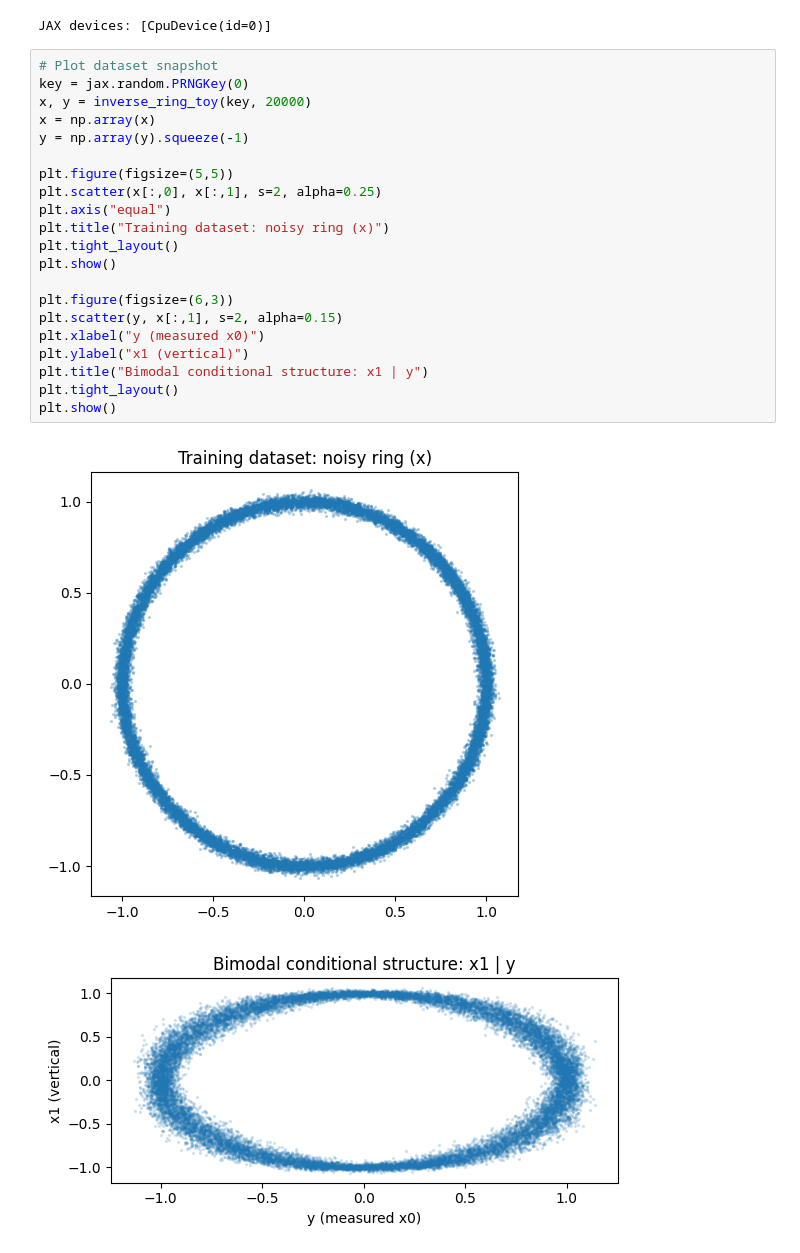
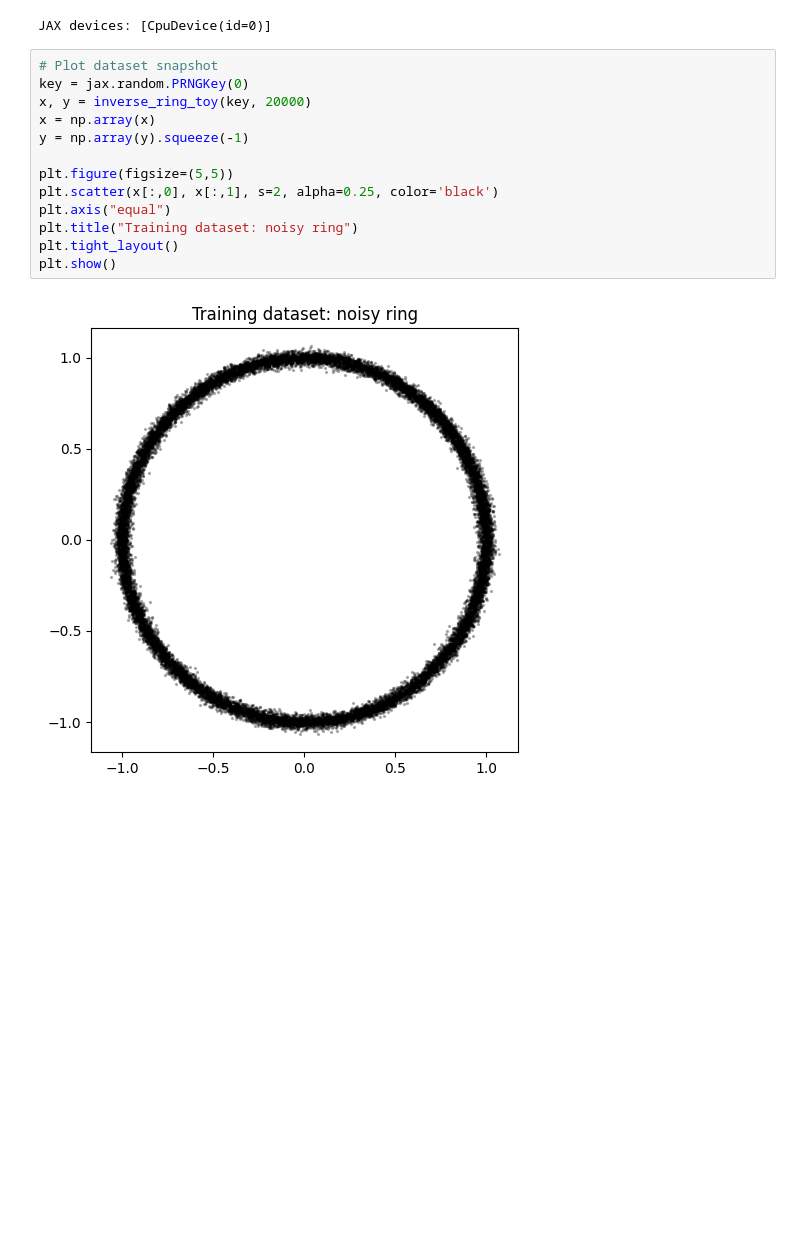
Before and after one commit to wrkhard/driftax, a Jupyter notebook: notebooks/conditional_1d_inverse_dit.ipynb, the cells around one changed output. Drawn from its saved outputs; the diff is of its cells as text; blank space fills up the shorter version.

```diff
--- a/notebooks/conditional_1d_inverse_dit.ipynb
+++ b/notebooks/conditional_1d_inverse_dit.ipynb
@@ -39,26 +39,17 @@ JAX devices: [CpuDevice(id=0)]
 # %%
 # Plot dataset snapshot
 key = jax.random.PRNGKey(0)
 x, y = inverse_ring_toy(key, 20000)
 x = np.array(x)
 y = np.array(y).squeeze(-1)
 
 plt.figure(figsize=(5,5))
-plt.scatter(x[:,0], x[:,1], s=2, alpha=0.25)
+plt.scatter(x[:,0], x[:,1], s=2, alpha=0.25, color='black')
 plt.axis("equal")
-plt.title("Training dataset: noisy ring (x)")
+plt.title("Training dataset: noisy ring")
 plt.tight_layout()
 plt.show()
-
-plt.figure(figsize=(6,3))
-plt.scatter(y, x[:,1], s=2, alpha=0.15)
-plt.xlabel("y (measured x0)")
-plt.ylabel("x1 (vertical)")
-plt.title("Bimodal conditional structure: x1 | y")
-plt.tight_layout()
-plt.show()
 # %% [output]
-[figure, old version]
+[figure, new version]
-[figure, removed]
 # %%
 # Train DiT1D on ring conditional
```
Also changed, not shown: parts of 4 cells of this notebook, 8 other files.
